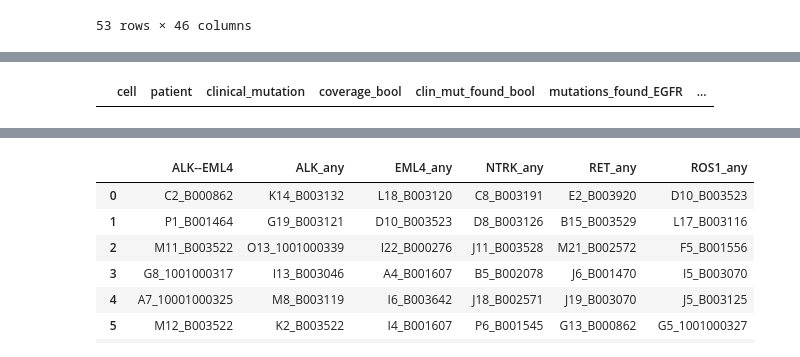
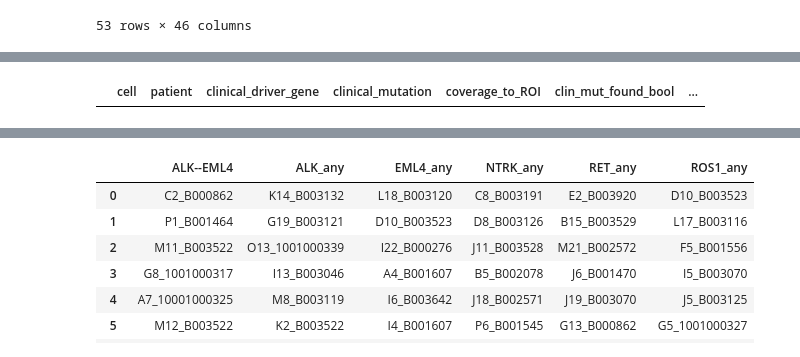
Before and after one commit to czbiohub/SNP_calling_pipeline, a Jupyter notebook: summaryTable/mutations_by_patient_GOI.ipynb, the cells around one changed output, grey strips where cells are left out. Drawn from its saved outputs; the diff is of its cells as text; code cells hidden in the pictures.

Commit message:
workin on mutations_by_patient_GOI

```diff
--- a/summaryTable/mutations_by_patient_GOI.ipynb
+++ b/summaryTable/mutations_by_patient_GOI.ipynb
@@ -401,9 +407,9 @@ egfr_muts_by_patient
 # %%
 #egfr_df
-summaryTable = pd.DataFrame(columns=['cell', 'patient', 'clinical_mutation', 'coverage_bool', 'clin_mut_found_bool', 'mutations_found_EGFR', 'mutations_found_BRAF', 'mutations_found_KRAS', 'fusions_found'])
+summaryTable = pd.DataFrame(columns=['cell', 'patient', 'clinical_driver_gene', 'clinical_mutation', 'coverage_to_ROI', 'clin_mut_found_bool', 'mutations_found_EGFR', 'mutations_found_BRAF', 'mutations_found_KRAS', 'fusions_found', 'tumorCell_bool'])
 summaryTable
 # %% [output]
-|  | cell | patient | clinical_mutation | coverage_bool | clin_mut_found_bool | mutations_found_EGFR | ... |
+|  | cell | patient | clinical_driver_gene | clinical_mutation | coverage_to_ROI | clin_mut_found_bool | ... |
 # %%
 summaryTable['cell'] = egfr_df['cell']
 summaryTable
```
Also changed, not shown: parts of 37 cells of this notebook.
